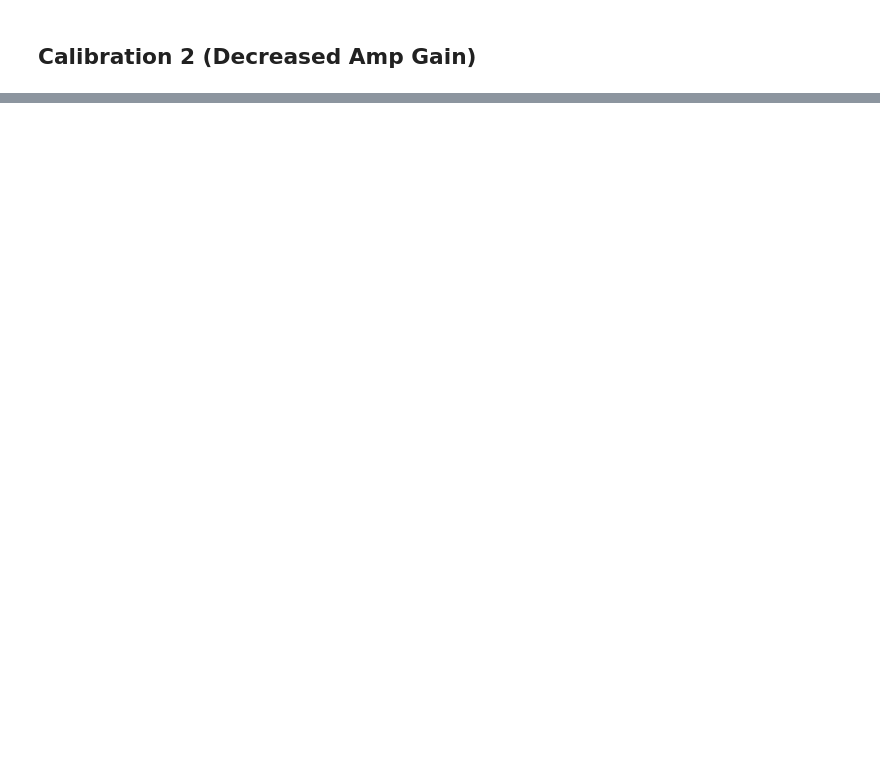
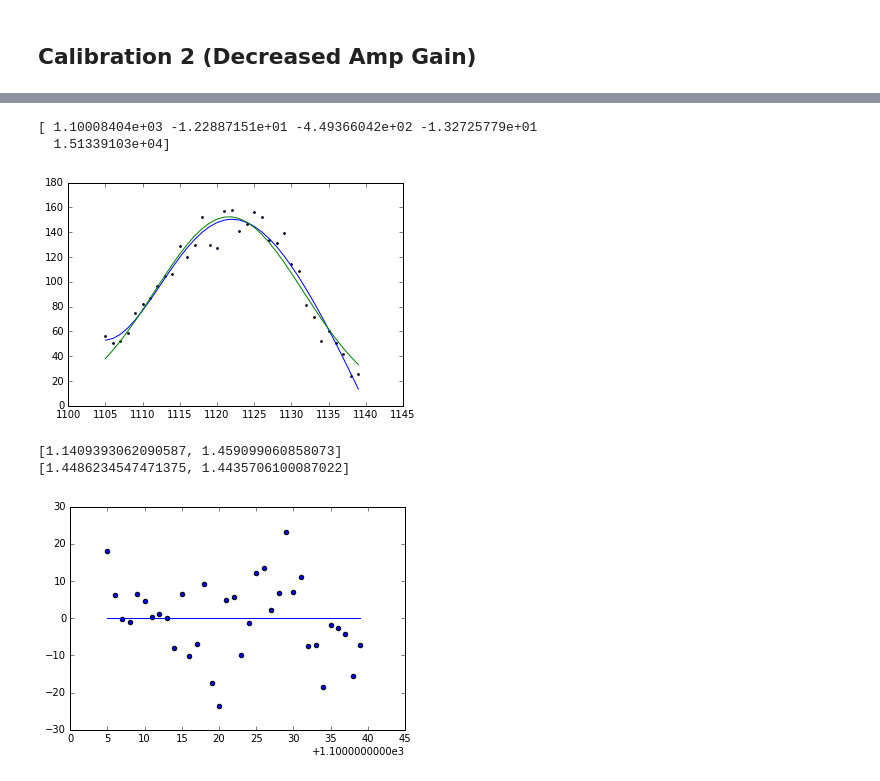
Before and after one commit to jmanlarkin/Alpha_Decay, a Jupyter notebook: MCA_Calibration.ipynb, the cells around one changed output, grey strips where cells are left out. Cells and saved outputs as stored; diff of their text form; code cells hidden in the pictures; blank space fills up the shorter version.

```diff
--- a/MCA_Calibration.ipynb
+++ b/MCA_Calibration.ipynb
@@ -135,0 +120,39 @@ for i in range(len(pulser_fits_2)):
+# %%
+#Conversion between Voltage and Energy
+Am_peaks = calibration.Load('Am_Peaks/Calibration_02')
+f, ax = plt.subplots(figsize=(6,4))
+interval = [1105,1140]
+ax.scatter(range(2048)[interval[0]:interval[1]], Am_peaks[0][interval[0]:interval[1]], s=3)
+
+#Fitting double-peaked Gaussian
+xdata = range(2048)[interval[0]:interval[1]]
+ydata = Am_peaks[0][interval[0]:interval[1]]
+
+test = curve_fit(calibration.Gaussian, xdata, ydata, p0=[1120, 30, 150])[0]
+
+Am_pov, Am_cov = curve_fit(calibration.linear_Gauss, xdata, ydata, p0=[1130, 15, 150, -1, 1])
+print(Am_pov)
+ax.plot(xdata, calibration.linear_Gauss(xdata, *Am_pov))
+ax.plot(xdata, calibration.Gaussian(xdata, *test))
+ax.ticklabel_format(style='plain')
+ax.ticklabel_format(useOffset=False)
+#ax.plot(xdata, calibration.Gaussian(xdata, 1))
+f.savefig('Plots/testfitAm.svg')
+plt.show()
+
+Am_chi2 = calibration.Chi2(xdata, ydata, np.sqrt(ydata), Am_pov, calibration.linear_Gauss)
+test_chi2 = calibration.Chi2(xdata, ydata, np.sqrt(ydata), test, calibration.Gaussian)
+print(Am_chi2)
+print(test_chi2)
+
+#plt.scatter(xdata, ydata - calibration.linear_Gauss(xdata, *Am_pov))
+plt.scatter(xdata, ydata - calibration.Gaussian(xdata, *test))
+plt.plot(xdata, np.zeros(len(xdata)))
+plt.show()
+# %% [output]
+[ 1.10008404e+03 -1.22887151e+01 -4.49366042e+02 -1.32725779e+01
+  1.51339103e+04]
+[figure, added]
+[1.1409393062090587, 1.459099060858073]
+[1.4486234547471375, 1.4435706100087022]
+[figure, added]
```
Also changed, not shown: parts of 18 cells of this notebook, 32 other files.
